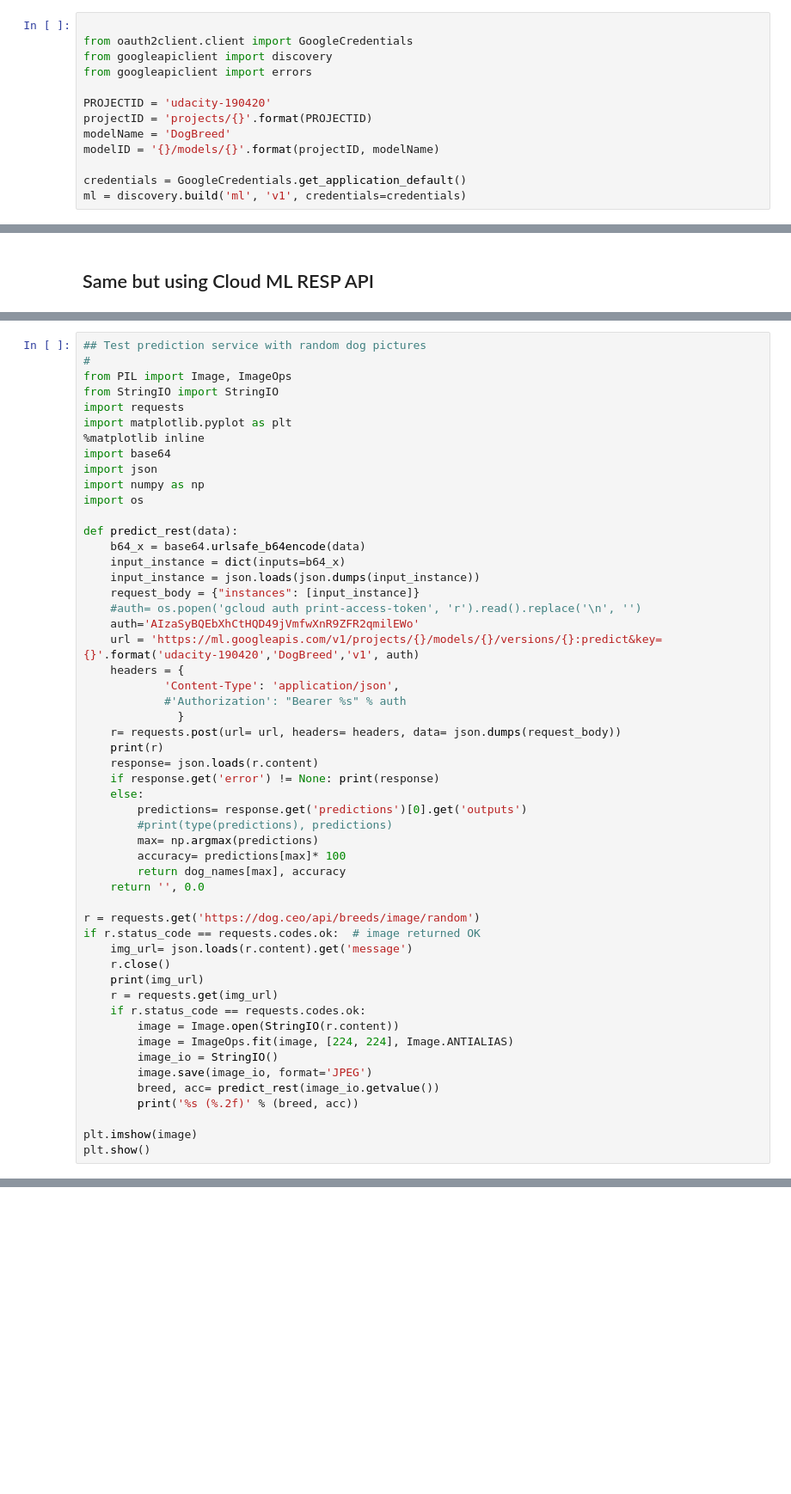
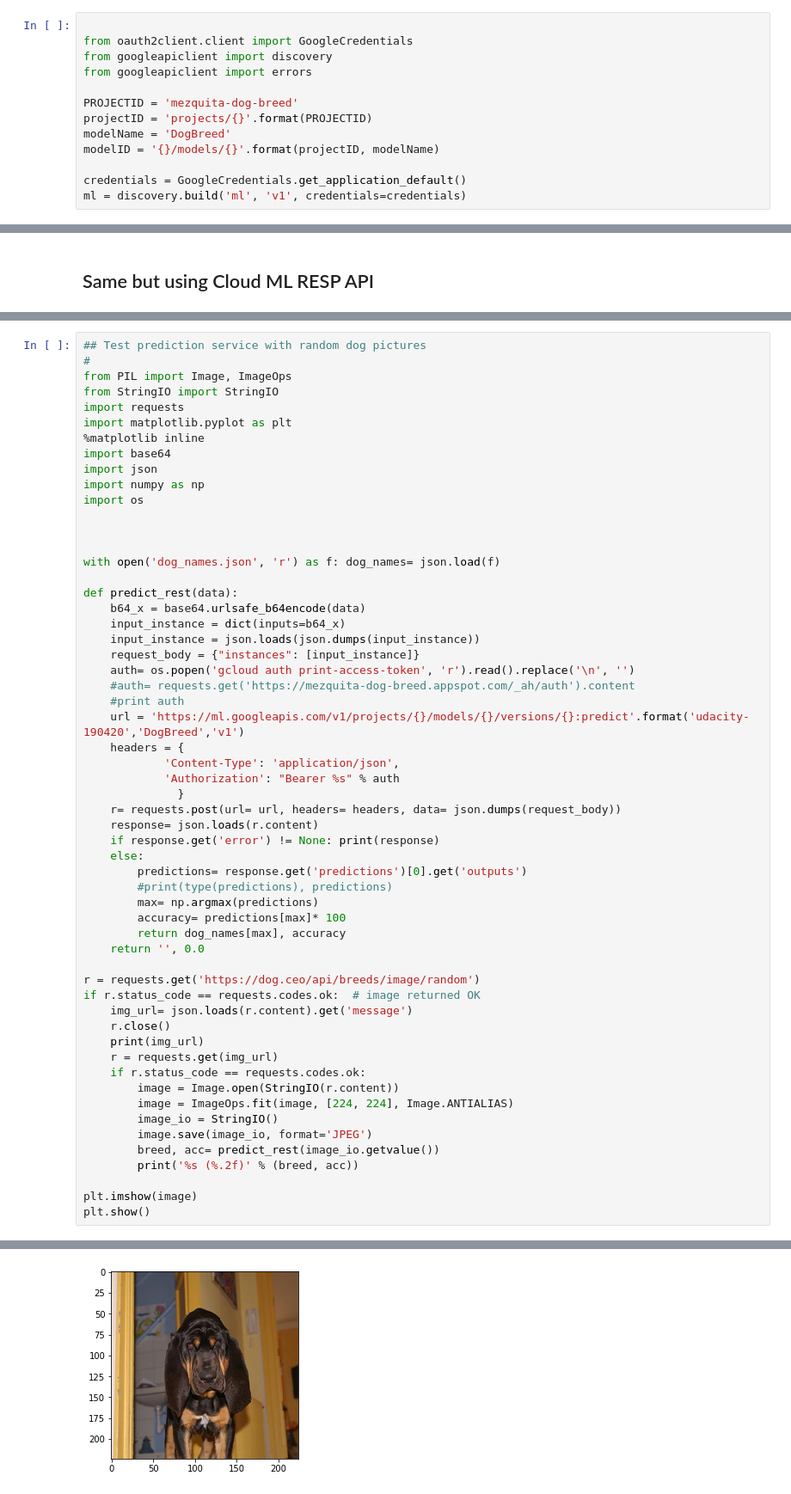
Before and after one commit to gregoriomezquita/dog-breed, a Jupyter notebook: cloud-ml/cloud-ml.ipynb, the cells around one changed output, grey strips where cells are left out. Shown at 86% size. Drawn from its saved outputs; the diff is of its cells as text; blank space fills up the shorter version.

```diff
--- a/cloud-ml/cloud-ml.ipynb
+++ b/cloud-ml/cloud-ml.ipynb
@@ -118,7 +116,7 @@ from oauth2client.client import GoogleCredentials
 from googleapiclient import discovery
 from googleapiclient import errors
 
-PROJECTID = 'udacity-190420'
+PROJECTID = 'mezquita-dog-breed'
 projectID = 'projects/{}'.format(PROJECTID)
 modelName = 'DogBreed'
 modelID = '{}/models/{}'.format(projectID, modelName)
@@ -274,20 +233,24 @@ import json
 import numpy as np
 import os
 
+
+
+with open('dog_names.json', 'r') as f: dog_names= json.load(f)
+
 def predict_rest(data):
     b64_x = base64.urlsafe_b64encode(data)
     input_instance = dict(inputs=b64_x)
     input_instance = json.loads(json.dumps(input_instance))
     request_body = {"instances": [input_instance]}
-    #auth= os.popen('gcloud auth print-access-token', 'r').read().replace('\n', '')
-    auth='AIzaSyBQEbXhCtHQD49jVmfwXnR9ZFR2qmilEWo'
-    url = 'https://ml.googleapis.com/v1/projects/{}/models/{}/versions/{}:predict&key={}'.format('udacity-190420','DogBreed','v1', auth)
+    auth= os.popen('gcloud auth print-access-token', 'r').read().replace('\n', '')
+    #auth= requests.get('https://mezquita-dog-breed.appspot.com/_ah/auth').content
+    #print auth
+    url = 'https://ml.googleapis.com/v1/projects/{}/models/{}/versions/{}:predict'.format('udacity-190420','DogBreed','v1')
     headers = {
             'Content-Type': 'application/json',
-            #'Authorization': "Bearer %s" % auth
+            'Authorization': "Bearer %s" % auth
               }
     r= requests.post(url= url, headers= headers, data= json.dumps(request_body))
-    print(r)
     response= json.loads(r.content)
     if response.get('error') != None: print(response)
     else:
@@ -320,0 +283 @@ ValueError: No JSON object could be decoded
+[figure, added]
```
Also changed, not shown: parts of 10 cells of this notebook, 3 other files.
